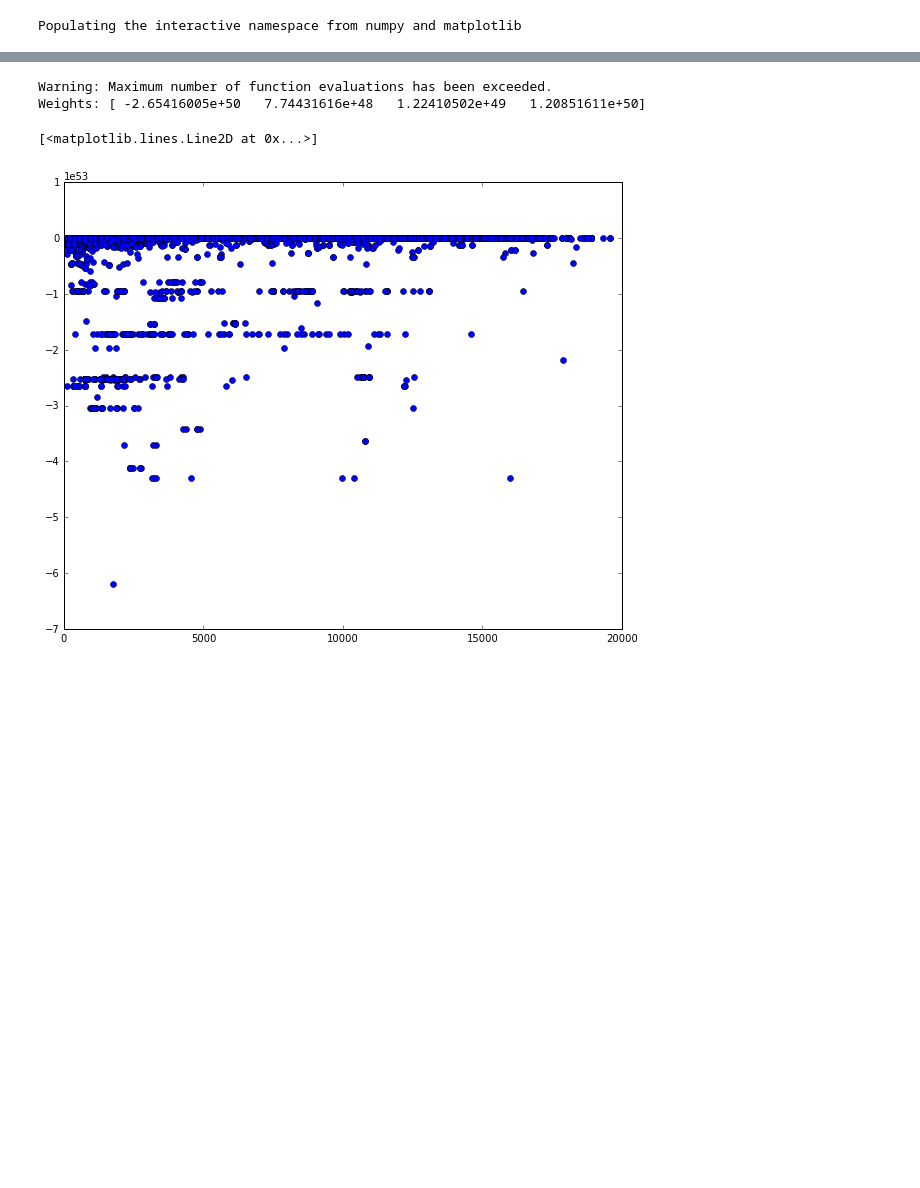
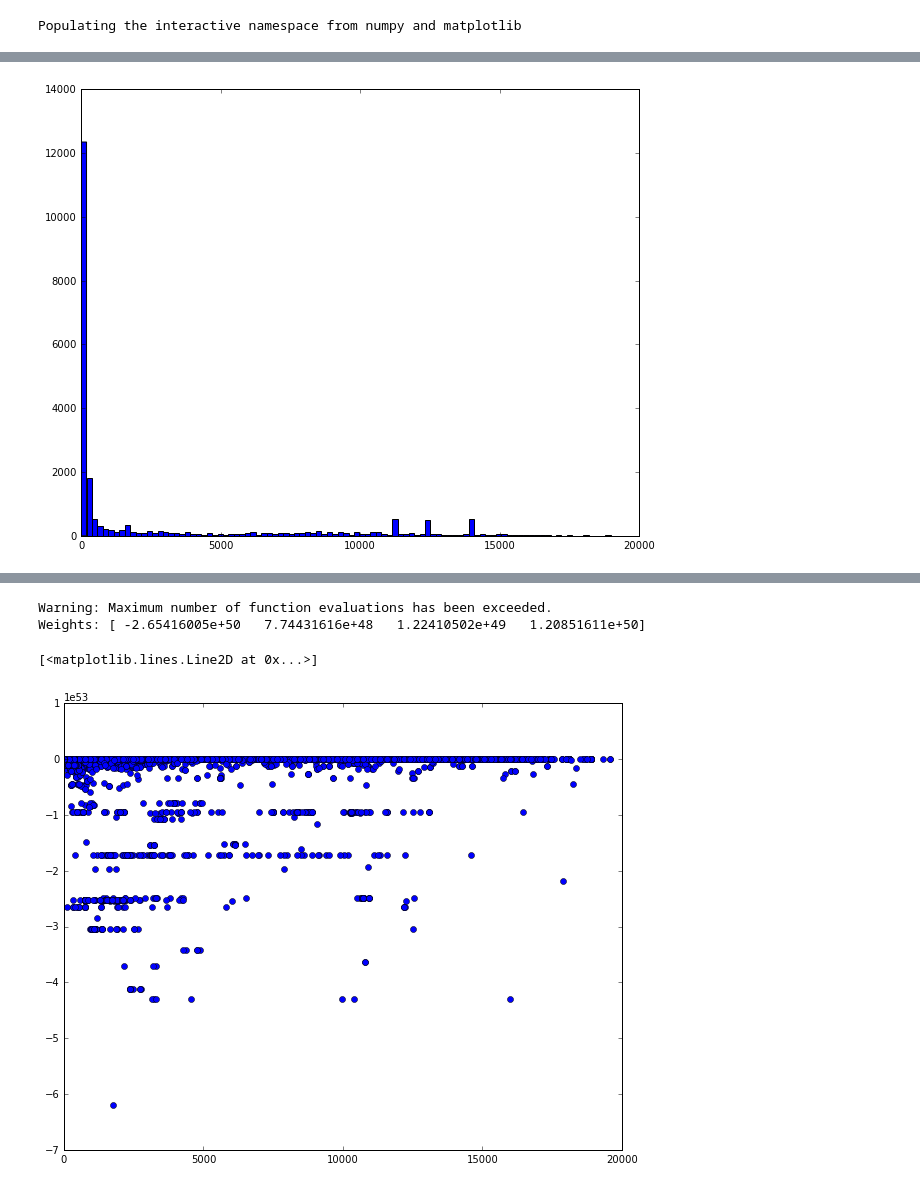
Before and after one commit to Humpheh/twied, a Jupyter notebook: workbooks/WeightsTest.ipynb, the cells around one changed output, grey strips where cells are left out. Drawn from its saved outputs; the diff is of its cells as text; code cells hidden in the pictures; blank space fills up the shorter version.

```diff
--- a/workbooks/WeightsTest.ipynb
+++ b/workbooks/WeightsTest.ipynb
@@ -14,7 +14,7 @@ from Polygon import Error as PolygonError
 from geopy.distance import vincenty
 
 # connect to mongodb
-client = MongoClient("192.168.2", 27017)
+client = MongoClient("localhost", 27017)
 db = client["twitter"]
 
 # get the tweet cursor
@@ -47,6 +47,10 @@ count = 0
 nocount = 0
 
 for doc in cursor:
+
+    if doc["user"]["screen_name"] == "RiverlevelsUK":
+        continue
+
     totalcount += 1
     if doc["geo"] is None:
         continue
@@ -101,0 +100,9 @@ array([  4.94879503e+03,   3.69274187e+00,   2.38272793e+00,
+# %%
+dist = 0
+area = 1
+weight = 2
+polys = 3
+inds = 4
+
+X = asarray(infos)
+X
@@ -101,0 +123,4 @@ array([  4.94879503e+03,   3.69274187e+00,   2.38272793e+00,
+# %%
+h = hist(X[:,dist], bins=100)
+# %% [output]
+[figure, added]
```
Also changed, not shown: parts of 6 cells of this notebook, 8 other files.
